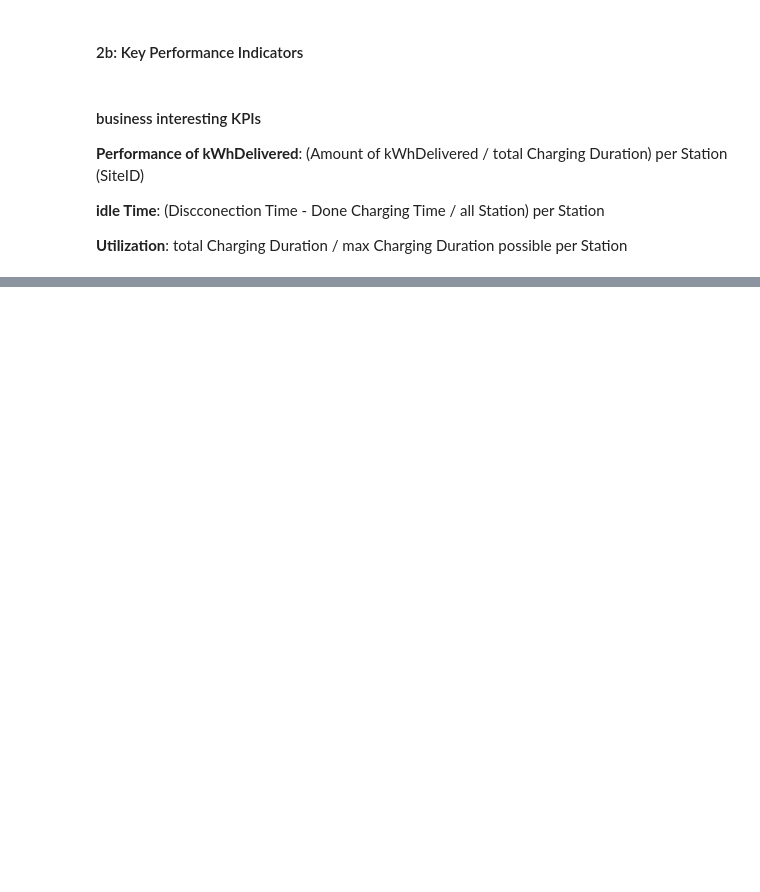
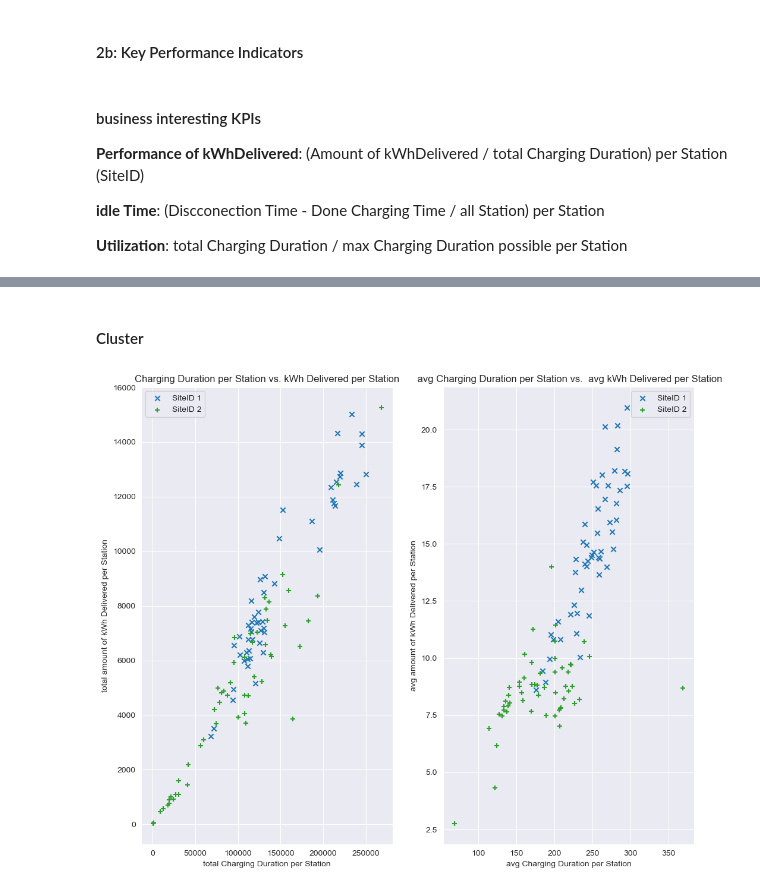
Before and after one commit to pmoll01/AA2024_Groupwork_DynamoData, a Jupyter notebook: chs-code.ipynb, the cells around one changed output, grey strips where cells are left out. Cells and saved outputs as stored; diff of their text form; code cells hidden in the pictures; blank space fills up the shorter version.

Commit message:
Patterns - Charging Duration, Events and kWh Delivered

```diff
--- a/chs-code.ipynb
+++ b/chs-code.ipynb
@@ -204,3 +219,45 @@ split_data = pd.DataFrame([item for sublist in split_data for item in sublist])
 #print(split_data.info())
 data_result = groupByDateAndHour(split_data)
 #print(data_result.head(50))
+# %% [markdown]
+#### Cluster
+# %%
+charging_data['hour'] = charging_data['connectionTime'].dt.hour
+
+station_duration_kpi = charging_data.groupby('stationID').agg({
+    'charging_duration': ['mean', 'sum'],
+    'sessionID': ['count'],
+    'kWhDelivered': ['mean', 'sum']}).reset_index()
+station_duration_kpi.columns = ['stationID', 'avgChargingDuration', 'totalChargingDuration', 'numChargingEvents', 'avgkWhDelivered', 'totalkWhDelivered']
+
+station_duration_stats = station_duration_kpi.merge(
+    charging_data[['stationID', 'siteID']].drop_duplicates(),
+    on='stationID',
+    how='left'
+)
+
+
+plt.figure(figsize = (12,10))
+plt.subplot(1,2,1)
+plt.scatter(station_duration_stats[station_duration_stats["siteID"]=='1']["totalChargingDuration"],
+           station_duration_stats[station_duration_stats["siteID"]=='1']["totalkWhDelivered"],marker='x', color='C0')
+plt.scatter(station_duration_stats[station_duration_stats["siteID"]=='2']["totalChargingDuration"],
+           station_duration_stats[station_duration_stats["siteID"]=='2']["totalkWhDelivered"], marker='+', color='C2')
+plt.title("Charging Duration per Station vs. kWh Delivered per Station")
+plt.xlabel("total Charging Duration per Station")
+plt.ylabel("total amount of kWh Delivered per Station")
+plt.legend(['SiteID 1', 'SiteID 2'])
+
+plt.subplot(1,2,2)
+plt.scatter(station_duration_stats[station_duration_stats["siteID"]=='1']["avgChargingDuration"],
+           station_duration_stats[station_duration_stats["siteID"]=='1']["avgkWhDelivered"],marker='x', color='C0')
+plt.scatter(station_duration_stats[station_duration_stats["siteID"]=='2']["avgChargingDuration"],
+           station_duration_stats[station_duration_stats["siteID"]=='2']["avgkWhDelivered"], marker='+', color='C2')
+plt.title(" avg Charging Duration per Station vs.  avg kWh Delivered per Station")
+plt.xlabel("avg Charging Duration per Station")
+plt.ylabel("avg amount of kWh Delivered per Station")
+plt.legend(['SiteID 1', 'SiteID 2'])
+
+plt.show()
+# %% [output]
+[figure, added]
```
Also changed, not shown: parts of 6 cells of this notebook.
